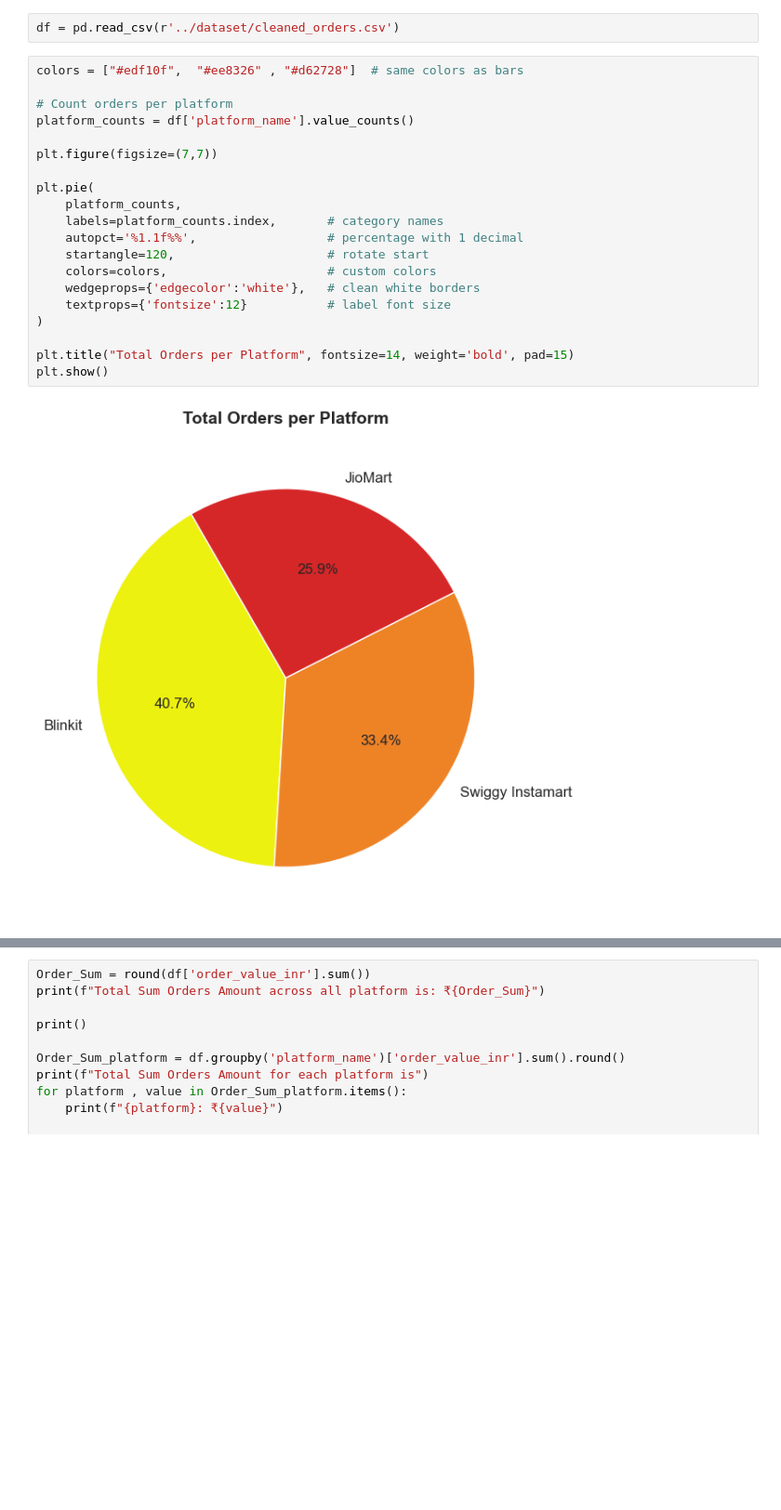
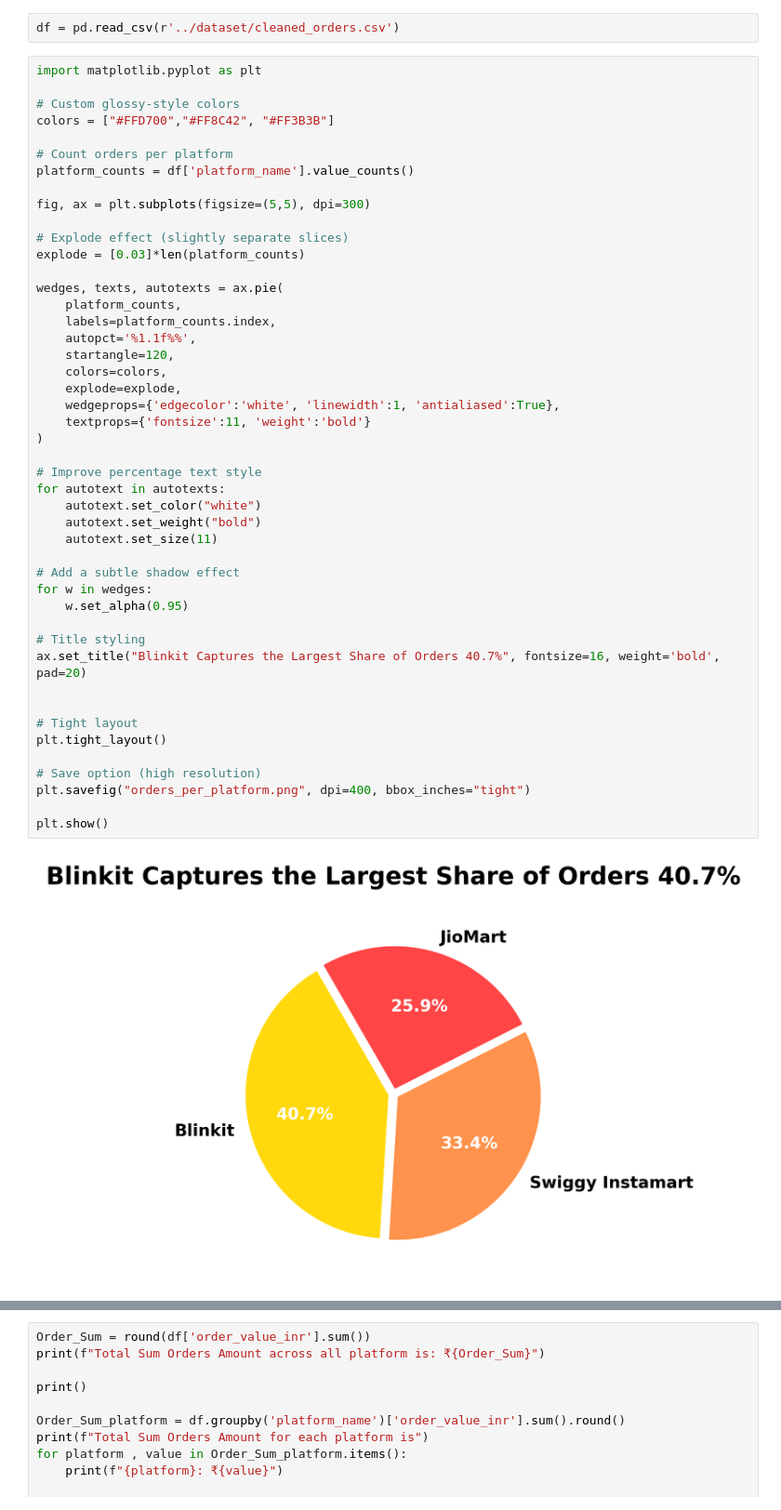
Before and after one commit to DanishShaikh18/Ecommerce-Delivery-Performance-Analysis, a Jupyter notebook: notebooks/Analysis.ipynb, the cells around one changed output, grey strips where cells are left out. Shown at 93% size. Saved outputs shown, nothing was run; the diff lists cells and outputs as text; blank space fills up the shorter version.

```diff
--- a/notebooks/Analysis.ipynb
+++ b/notebooks/Analysis.ipynb
@@ -180,27 +200,53 @@ df.to_csv(r'../dataset/cleaned_orders.csv',index=False)
 # %%
 df = pd.read_csv(r'../dataset/cleaned_orders.csv')
 # %%
-colors = ["#edf10f",  "#ee8326" , "#d62728"]  # same colors as bars
+import matplotlib.pyplot as plt
+
+# Custom glossy-style colors
+colors = ["#FFD700","#FF8C42", "#FF3B3B"]
 
 # Count orders per platform
 platform_counts = df['platform_name'].value_counts()
 
-plt.figure(figsize=(7,7))
+fig, ax = plt.subplots(figsize=(5,5), dpi=300)
 
-plt.pie(
+# Explode effect (slightly separate slices)
+explode = [0.03]*len(platform_counts)
+
+wedges, texts, autotexts = ax.pie(
     platform_counts,
-    labels=platform_counts.index,       # category names
-    autopct='%1.1f%%',                  # percentage with 1 decimal
-    startangle=120,                     # rotate start
-    colors=colors,                      # custom colors
-    wedgeprops={'edgecolor':'white'},   # clean white borders
-    textprops={'fontsize':12}           # label font size
+    labels=platform_counts.index,
+    autopct='%1.1f%%',
+    startangle=120,
+    colors=colors,
+    explode=explode,
+    wedgeprops={'edgecolor':'white', 'linewidth':1, 'antialiased':True},
+    textprops={'fontsize':11, 'weight':'bold'}
 )
 
-plt.title("Total Orders per Platform", fontsize=14, weight='bold', pad=15)
+# Improve percentage text style
+for autotext in autotexts:
+    autotext.set_color("white")
+    autotext.set_weight("bold")
+    autotext.set_size(11)
+
+# Add a subtle shadow effect
+for w in wedges:
+    w.set_alpha(0.95)
+
+# Title styling
+ax.set_title("Blinkit Captures the Largest Share of Orders 40.7%", fontsize=16, weight='bold', pad=20)
+
+
+# Tight layout
+plt.tight_layout()
+
+# Save option (high resolution)
+plt.savefig("orders_per_platform.png", dpi=400, bbox_inches="tight")
+
 plt.show()
 # %% [output]
-[figure, old version]
+[figure, new version]
 # %%
 temp = pd.DataFrame(df['product_category_id'].replace({1:'Dairy',2:'Grocery',3:'Snacks',4:'Fruits & Vegetables',5:'Beverages',6:'Personal Care'}))
 
```
Also changed, not shown: parts of 104 cells of this notebook, 4 other files.
